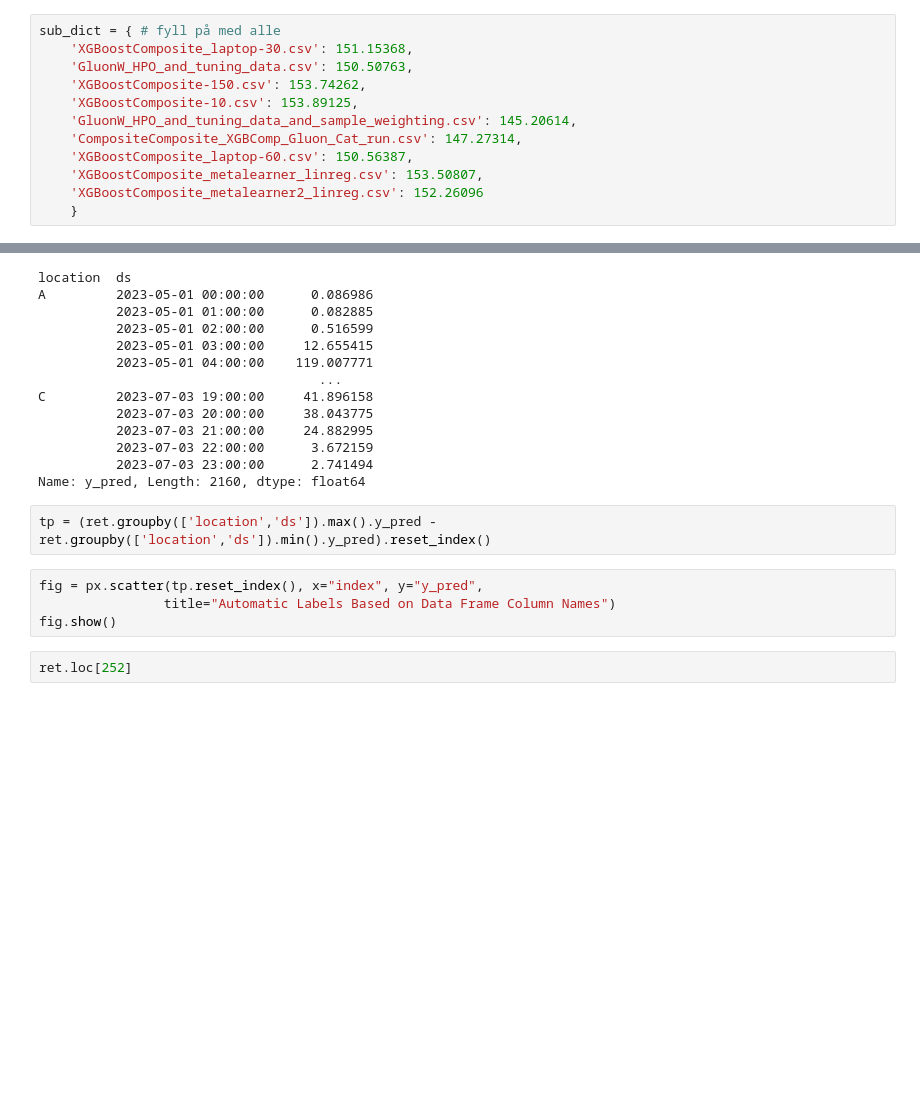
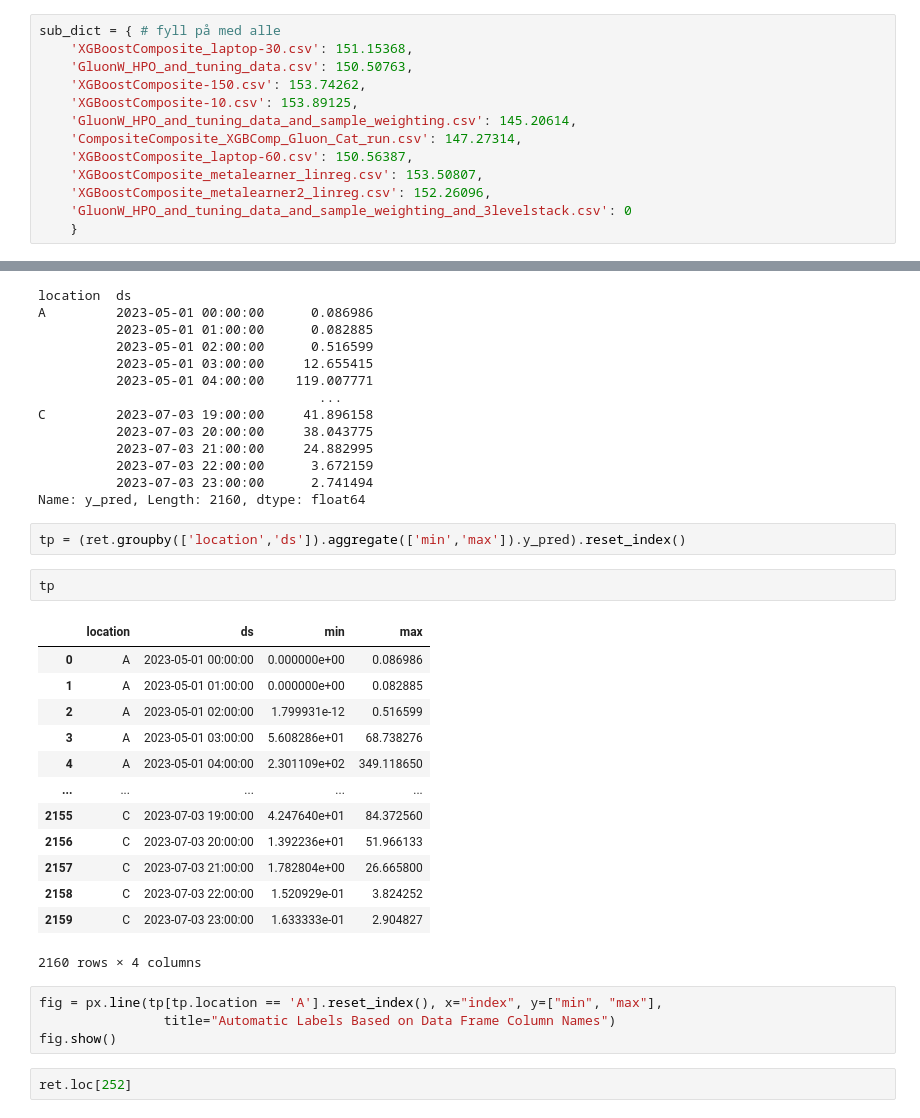
Before and after one commit to jacob-a-worsoe/stabekk, a Jupyter notebook: notebooks/submission_evaluator.ipynb, the cells around one changed output, grey strips where cells are left out. Saved outputs shown, nothing was run; the diff lists cells and outputs as text; blank space fills up the shorter version.

```diff
--- a/notebooks/submission_evaluator.ipynb
+++ b/notebooks/submission_evaluator.ipynb
@@ -40,7 +40,8 @@ sub_dict = { # fyll på med alle
     'CompositeComposite_XGBComp_Gluon_Cat_run.csv': 147.27314,
     'XGBoostComposite_laptop-60.csv': 150.56387,
     'XGBoostComposite_metalearner_linreg.csv': 153.50807,
-    'XGBoostComposite_metalearner2_linreg.csv': 152.26096
+    'XGBoostComposite_metalearner2_linreg.csv': 152.26096,
+    'GluonW_HPO_and_tuning_data_and_sample_weighting_and_3levelstack.csv': 0
     }
 # %%
 df = ml.data.get_testing_flattened()
@@ -160,9 +192,25 @@ C         2023-07-03 19:00:00     41.896158
           2023-07-03 23:00:00      2.741494
 Name: y_pred, Length: 2160, dtype: float64
 # %%
-tp = (ret.groupby(['location','ds']).max().y_pred - ret.groupby(['location','ds']).min().y_pred).reset_index()
+tp = (ret.groupby(['location','ds']).aggregate(['min','max']).y_pred).reset_index()
+# %%
+tp
+# %% [output]
+|  | location | ds | min | max |
+| 0 | A | 2023-05-01 00:00:00 | 0.000000e+00 | 0.086986 |
+| 1 | A | 2023-05-01 01:00:00 | 0.000000e+00 | 0.082885 |
+| 2 | A | 2023-05-01 02:00:00 | 1.799931e-12 | 0.516599 |
+| 3 | A | 2023-05-01 03:00:00 | 5.608286e+01 | 68.738276 |
+| 4 | A | 2023-05-01 04:00:00 | 2.301109e+02 | 349.118650 |
+| ... | ... | ... | ... | ... |
+| 2155 | C | 2023-07-03 19:00:00 | 4.247640e+01 | 84.372560 |
+| 2156 | C | 2023-07-03 20:00:00 | 1.392236e+01 | 51.966133 |
+| 2157 | C | 2023-07-03 21:00:00 | 1.782804e+00 | 26.665800 |
+| 2158 | C | 2023-07-03 22:00:00 | 1.520929e-01 | 3.824252 |
+| 2159 | C | 2023-07-03 23:00:00 | 1.633333e-01 | 2.904827 |
+2160 rows × 4 columns
 # %%
-fig = px.scatter(tp.reset_index(), x="index", y="y_pred",
+fig = px.line(tp[tp.location == 'A'].reset_index(), x="index", y=["min", "max"],
                 title="Automatic Labels Based on Data Frame Column Names")
 fig.show()
 # %%
```
Also changed, not shown: parts of 3 cells of this notebook, 22 other files.
